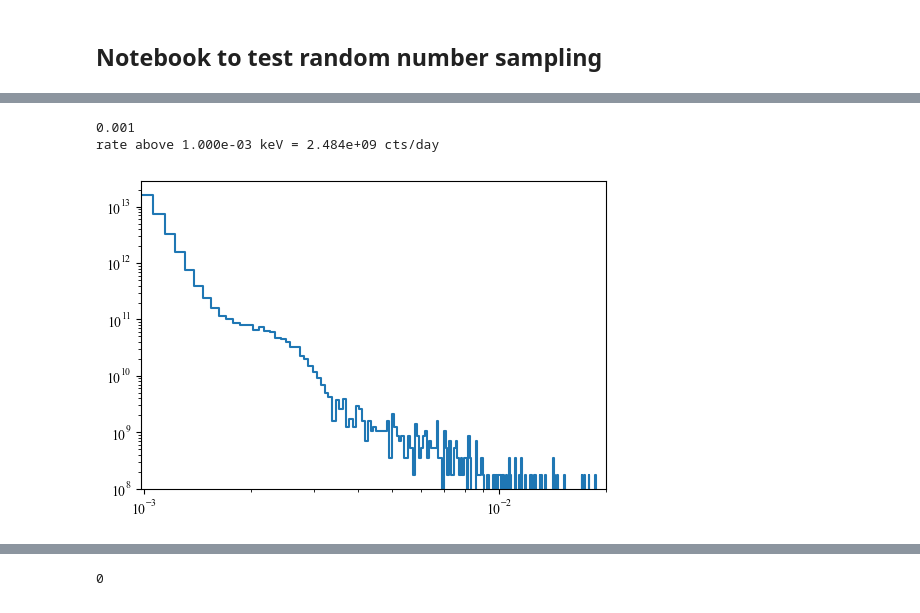
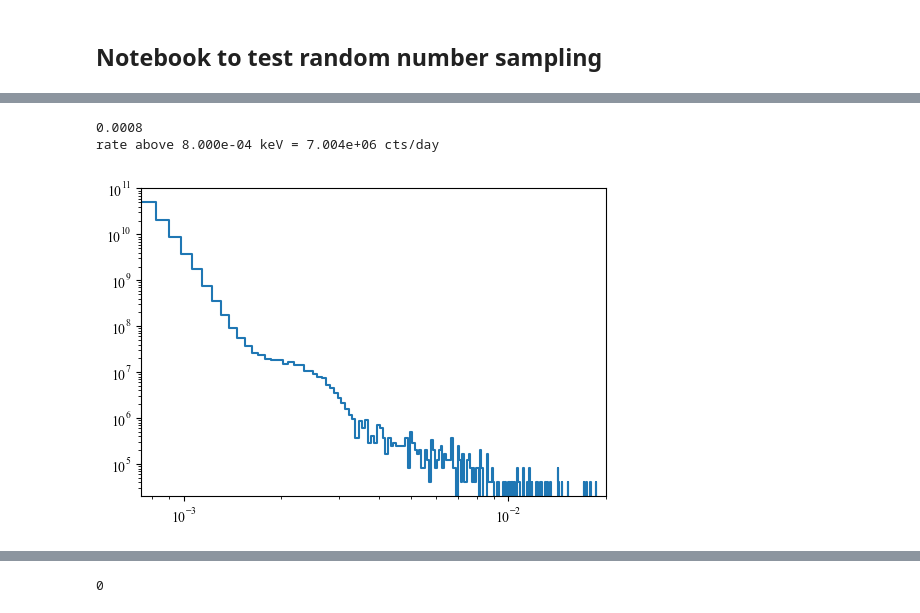
Before and after one commit to spice-herald/DarkLim, a Jupyter notebook: examples/sampling_test.ipynb, the cells around one changed output, grey strips where cells are left out. Cells and saved outputs as stored; diff of their text form; code cells hidden in the pictures.

```diff
--- a/examples/sampling_test.ipynb
+++ b/examples/sampling_test.ipynb
@@ -71,39 +151,39 @@ ax.set_yscale('log')
 
 max_coinc = 4
 energy_res = 0.2e-3 # keV
 
 #per_device_threshold = stats.norm.isf(stats.norm.sf(5)**(1/max_coinc)) * energy_res
-per_device_threshold = 1e-3
+per_device_threshold = 0.8e-3
 print(per_device_threshold)
 
 cut_idx, cut_val = find_nearest_floor(h.bin_edges, per_device_threshold)
 #print(cut_idx, cut_val)
 new_edges = h.bin_edges[cut_idx:]
 new_content = h.histogram[cut_idx:]
 #print(new_edges)
 
 # plot new hist and sample from it
 fig, ax = plt.subplots(1,figsize=(6,4))
 hn = Hist1d.from_histogram(new_content,new_edges)
 hn.plot()
 
 ax.set_xlim(cut_val,2e-2)
 ax.set_xscale('log')
 ax.set_yscale('log')
 
 # test of sampling
 #randos = hn.get_random(size=100000000)
 #hnr = hn.similar_blank_histogram()
 #hnr.add(randos)
 #scale = hn.n/hnr.n
 #hnr.plot(scale_histogram_by=scale)
 
-rate = np.sum(hn.histogram * (hn.bin_edges[1::]-hn.bin_edges[:-1]))
-print('rate above {:0.3e} keV = {:0.3e} cts/day'.format(per_device_threshold,rate))
+rate_above_threshold = np.sum(hn.histogram * (hn.bin_edges[1::]-hn.bin_edges[:-1]))
+print('rate above {:0.3e} keV = {:0.3e} cts/day'.format(per_device_threshold,rate_above_threshold))
 # %% [output]
-0.001
-rate above 1.000e-03 keV = 2.484e+09 cts/day
+0.0008
+rate above 8.000e-04 keV = 7.004e+06 cts/day
-[figure, old version]
+[figure, new version]
 # %%
 ntoys = 500000000
 n_devices = 4
```
Also changed, not shown: parts of 12 cells of this notebook, 5 other files.
